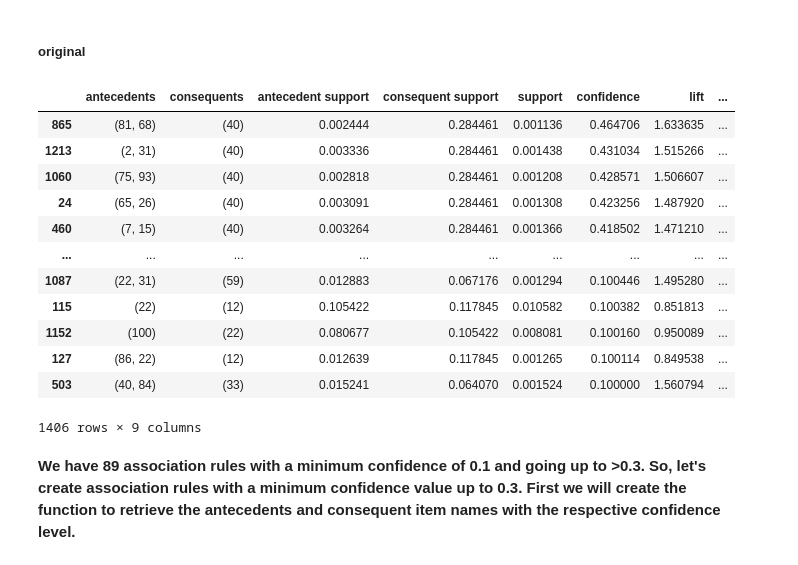
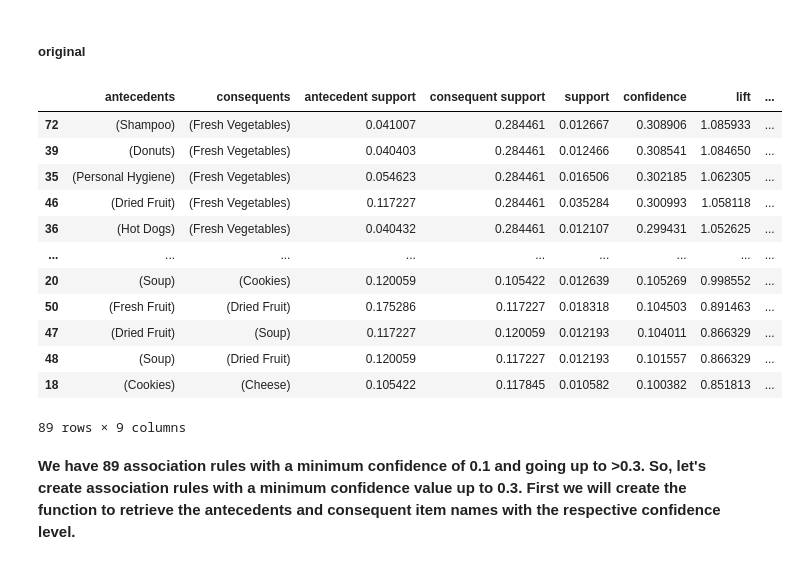
Before and after one commit to ijustsnapped/DataMine_PI, a Jupyter notebook: PD_202425_Project1/PD_202425_Project.ipynb, the cells around one changed output. Drawn from its saved outputs; the diff is of its cells as text; code cells hidden in the pictures.

```diff
--- a/PD_202425_Project1/PD_202425_Project.ipynb
+++ b/PD_202425_Project1/PD_202425_Project.ipynb
@@ -770,29 +924,29 @@ rules_01
 # %%
 supp = 0.01
 
-frequent_subsets = fpgrowth(binary_foodmart, min_support=supp)
+frequent_subsets = fpgrowth(binary_foodmart, min_support=supp, use_colnames=True)
 
 #Now the association rules
 conf = 0.1
 rules_01 = association_rules(frequent_subsets, metric="confidence", min_threshold=conf)
 
 # Print the generated association rules for confidence
 rules_01
 rules_01.sort_values(by='confidence', ascending=False)
 # %% [output]
 |  | antecedents | consequents | antecedent support | consequent support | support | confidence | lift | ... |
-| 865 | (81, 68) | (40) | 0.002444 | 0.284461 | 0.001136 | 0.464706 | 1.633635 | ... |
-| 1213 | (2, 31) | (40) | 0.003336 | 0.284461 | 0.001438 | 0.431034 | 1.515266 | ... |
-| 1060 | (75, 93) | (40) | 0.002818 | 0.284461 | 0.001208 | 0.428571 | 1.506607 | ... |
-| 24 | (65, 26) | (40) | 0.003091 | 0.284461 | 0.001308 | 0.423256 | 1.487920 | ... |
-| 460 | (7, 15) | (40) | 0.003264 | 0.284461 | 0.001366 | 0.418502 | 1.471210 | ... |
+| 72 | (Shampoo) | (Fresh Vegetables) | 0.041007 | 0.284461 | 0.012667 | 0.308906 | 1.085933 | ... |
+| 39 | (Donuts) | (Fresh Vegetables) | 0.040403 | 0.284461 | 0.012466 | 0.308541 | 1.084650 | ... |
+| 35 | (Personal Hygiene) | (Fresh Vegetables) | 0.054623 | 0.284461 | 0.016506 | 0.302185 | 1.062305 | ... |
+| 46 | (Dried Fruit) | (Fresh Vegetables) | 0.117227 | 0.284461 | 0.035284 | 0.300993 | 1.058118 | ... |
+| 36 | (Hot Dogs) | (Fresh Vegetables) | 0.040432 | 0.284461 | 0.012107 | 0.299431 | 1.052625 | ... |
 | ... | ... | ... | ... | ... | ... | ... | ... | ... |
-| 1087 | (22, 31) | (59) | 0.012883 | 0.067176 | 0.001294 | 0.100446 | 1.495280 | ... |
-| 115 | (22) | (12) | 0.105422 | 0.117845 | 0.010582 | 0.100382 | 0.851813 | ... |
-| 1152 | (100) | (22) | 0.080677 | 0.105422 | 0.008081 | 0.100160 | 0.950089 | ... |
-| 127 | (86, 22) | (12) | 0.012639 | 0.117845 | 0.001265 | 0.100114 | 0.849538 | ... |
-| 503 | (40, 84) | (33) | 0.015241 | 0.064070 | 0.001524 | 0.100000 | 1.560794 | ... |
+| 20 | (Soup) | (Cookies) | 0.120059 | 0.105422 | 0.012639 | 0.105269 | 0.998552 | ... |
+| 50 | (Fresh Fruit) | (Dried Fruit) | 0.175286 | 0.117227 | 0.018318 | 0.104503 | 0.891463 | ... |
+| 47 | (Dried Fruit) | (Soup) | 0.117227 | 0.120059 | 0.012193 | 0.104011 | 0.866329 | ... |
+| 48 | (Soup) | (Dried Fruit) | 0.120059 | 0.117227 | 0.012193 | 0.101557 | 0.866329 | ... |
+| 18 | (Cookies) | (Cheese) | 0.105422 | 0.117845 | 0.010582 | 0.100382 | 0.851813 | ... |
-1406 rows × 9 columns
+89 rows × 9 columns
 # %% [markdown]
 **We have 89 association rules with a minimum confidence of 0.1 and going up to >0.3. So, let's create association rules with a minimum confidence value up to 0.3.**
 **First we will create the function to retrieve the antecedents and consequent item names with the respective confidence level.**
```
Also changed, not shown: parts of 21 cells of this notebook, 1 other file.
